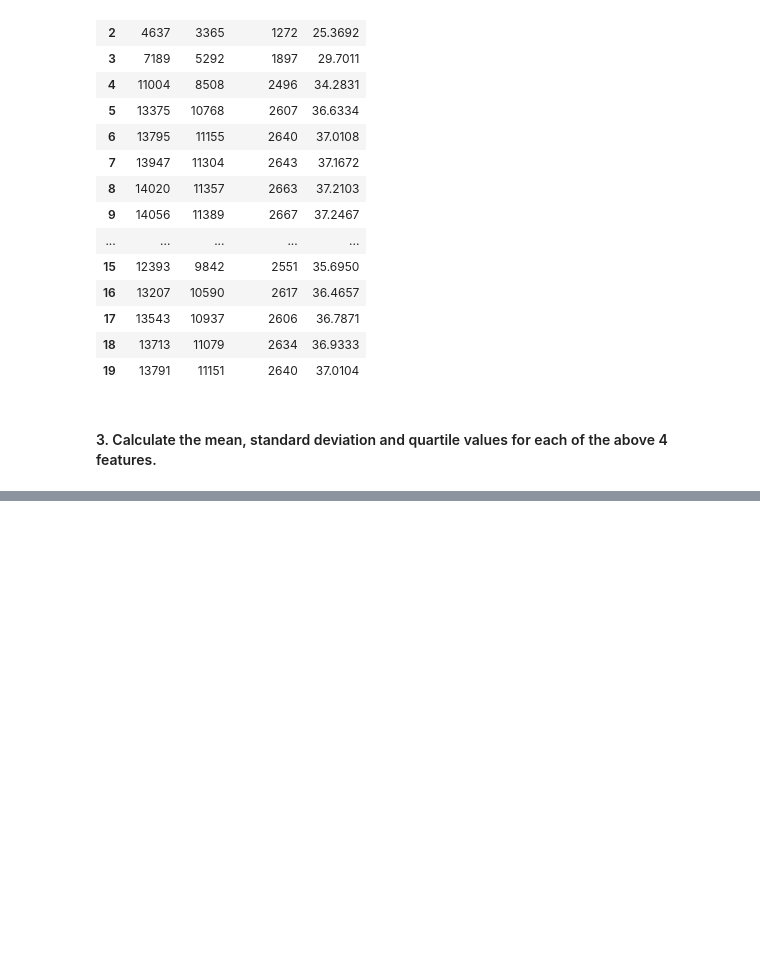
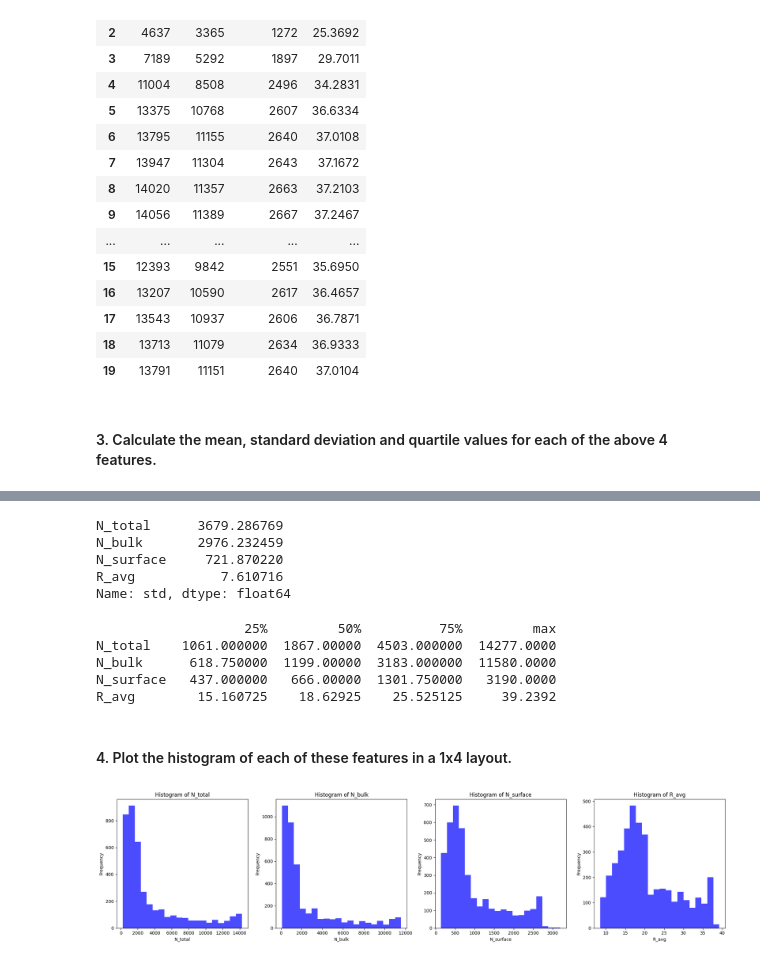
Before and after one commit to IT21042324/DL-Lab-01, a Jupyter notebook: Task 2.ipynb, the cells around one changed output, grey strips where cells are left out. Saved outputs shown, nothing was run; the diff lists cells and outputs as text; code cells hidden in the pictures; blank space fills up the shorter version.

```diff
--- a/Task 2.ipynb
+++ b/Task 2.ipynb
@@ -66,0 +70,34 @@ filtered_df.describe().T
+# %%
+#std
+print(description['std'])
+# %% [output]
+N_total      3679.286769
+N_bulk       2976.232459
+N_surface     721.870220
+R_avg           7.610716
+Name: std, dtype: float64
+# %%
+# quartile values
+print(description.iloc[:, -4:])
+# %% [output]
+                   25%         50%          75%         max
+N_total    1061.000000  1867.00000  4503.000000  14277.0000
+N_bulk      618.750000  1199.00000  3183.000000  11580.0000
+N_surface   437.000000   666.00000  1301.750000   3190.0000
+R_avg        15.160725    18.62925    25.525125     39.2392
+# %% [markdown]
+#### 4. Plot the histogram of each of these features in a 1x4 layout.
+# %%
+fig, axes = plt.subplots(1, 4, figsize=(20, 5))
+
+for i, col in enumerate(filtered_df.columns):
+    axes[i].hist(filtered_df[col], bins=20, color='blue', alpha=0.7)
+    axes[i].set_title(f'Histogram of {col}')
+    axes[i].set_xlabel(col)
+    axes[i].set_ylabel('Frequency')
+
+# Adjust layout
+plt.tight_layout()
+plt.show()
+# %% [output]
+[figure, added]
```
Also changed, not shown: parts of 3 cells of this notebook.
